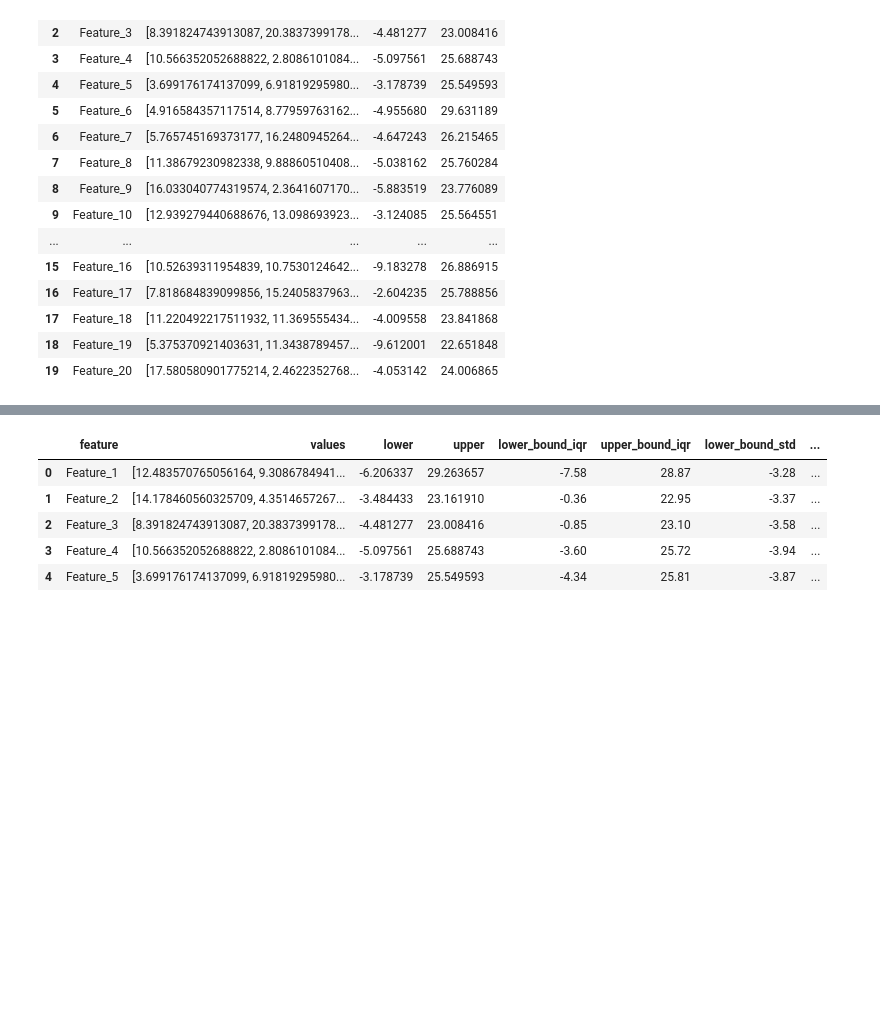
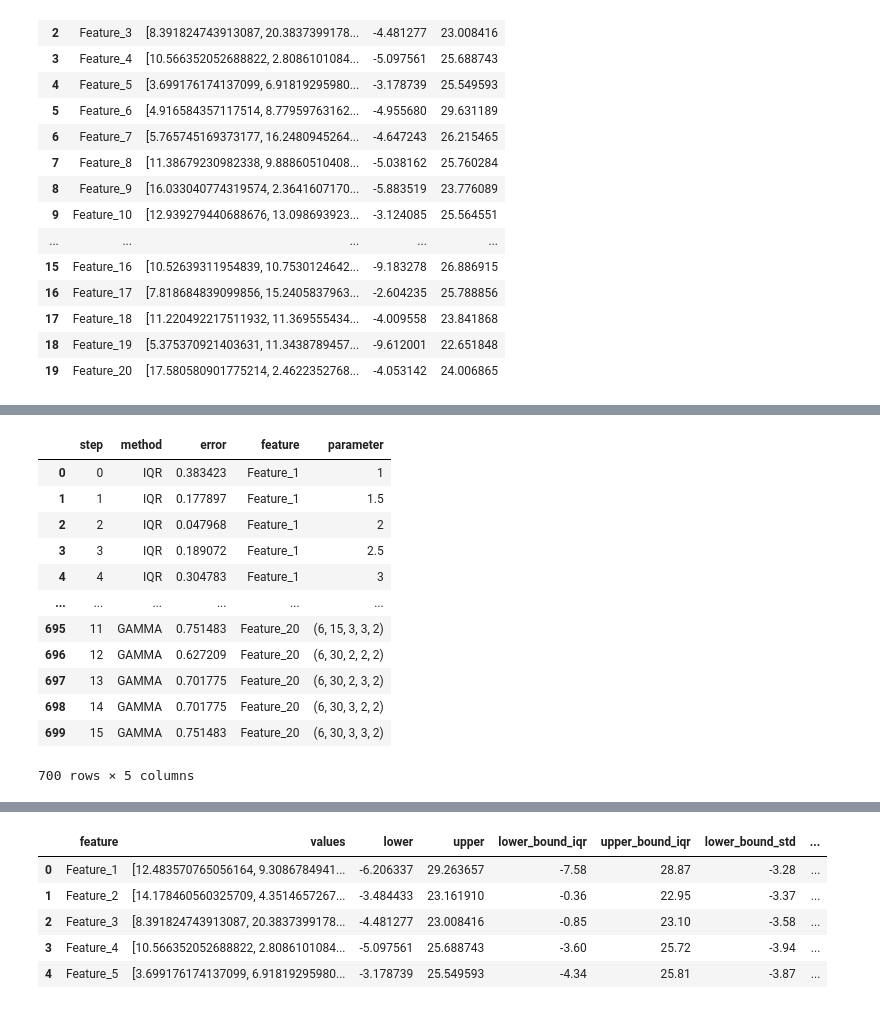
Before and after one commit to KevinGarrison/PythonDataValidationTool, a Jupyter notebook: src/test.ipynb, the cells around one changed output, grey strips where cells are left out. Drawn from its saved outputs; the diff is of its cells as text; code cells hidden in the pictures; blank space fills up the shorter version.

```diff
--- a/src/test.ipynb
+++ b/src/test.ipynb
@@ -119,17 +119,18 @@ final_df
 | 18 | Feature_19 | [5.375370921403631, 11.3438789457... | -9.612001 | 22.651848 |
 | 19 | Feature_20 | [17.580580901775214, 2.4622352768... | -4.053142 | 24.006865 |
 # %%
-iqr_params = {'k': [1, 1.5, 2, 2.5, 3]}
+error_tracking = []
+
+iqr_params = {'k': [1, 1.5, 2, 2.5, 3, 3.5]}
 std_params = {'alpha': [1, 1.5, 2, 2.5, 3, 3.5]}
 modified_z_params = {'alpha': [1, 1.5, 2, 2.5, 3, 3.5, 4]}
 gamma_params = {
-    'alpha_s': [2, 4, 6, 8],
-    'alpha_k': [20, 25, 30, 35],
-    'beta_1': [2, 3, 4],
-    'beta_2': [2, 3, 4],
-    'gamma': [1.5, 2, 2.5]
+    'alpha_s': [3,6],
+    'alpha_k': [15, 30],
+    'beta_1': [2, 3],
+    'beta_2': [2, 3],
+    'gamma': [2]
 }
-
 
 final_results = []
 
@@ -149,36 +150,40 @@ for index, row in final_df.iterrows():
     best_iqr_score, best_std_score, best_mod_z_score, best_gamma_score = -float('inf'), -float('inf'), -float('inf'), -float('inf')
 
     # Grid search for IQR
-    for k in iqr_params['k']:
+    for step, k in enumerate(iqr_params['k']):
         filter_row_iqr = iqr_approach(values_series, feature, k)
         lower, upper = filter_row_iqr['lower_bound_iqr'].iloc[0], filter_row_iqr['upper_bound_iqr'].iloc[0]
         score = jaccard_index(lower, upper, baseline_bounds[0], baseline_bounds[1])
+        error_tracking.append({'step': step, 'method': 'IQR', 'error': 1 - score, 'feature': feature, 'parameter': k})
         if score > best_iqr_score:
             best_iqr_score = score
             best_iqr = filter_row_iqr
             best_iqr_params = {'k': k}
 
     # Grid search for Standard Deviation
-    for alpha in std_params['alpha']:
+    for step, alpha in enumerate(std_params['alpha']):
         filter_row_std = std_approach(values_series, feature, alpha)
         lower, upper = filter_row_std['lower_bound_std'].iloc[0], filter_row_std['upper_bound_std'].iloc[0]
         score = jaccard_index(lower, upper, baseline_bounds[0], baseline_bounds[1])
+        error_tracking.append({'step': step, 'method': 'STD', 'error': 1 - score, 'feature': feature, 'parameter': alpha})
         if score > best_std_score:
             best_std_score = score
             best_std = filter_row_std
             best_std_params = {'alpha': alpha}
 
     # Grid search for Modified Z-Score
-    for alpha in modified_z_params['alpha']:
+    for step, alpha in enumerate(modified_z_params['alpha']):
         filter_row_mod_z = modified_z_score_approach(values_series, feature, alpha)
         lower, upper = filter_row_mod_z['lower_bound_mod_z_score'].iloc[0], filter_row_mod_z['upper_bound_mod_z_score'].iloc[0]
         score = jaccard_index(lower, upper, baseline_bounds[0], baseline_bounds[1])
+        error_tracking.append({'step': step, 'method': 'MOD_Z', 'error': 1 - score, 'feature': feature, 'parameter': alpha})
         if score > best_mod_z_score:
             best_mod_z_score = score
             best_mod_z = filter_row_mod_z
             best_mod_z_params = {'alpha': alpha}
 
     # Grid search for Gamma Approach
+    step = 0
     for alpha_s in gamma_params['alpha_s']:
         for alpha_k in gamma_params['alpha_k']:
             for beta_1 in gamma_params['beta_1']:
@@ -188,6 +193,7 @@ for index, row in final_df.iterrows():
                         if filter_row_gamma is not None:
                             lower, upper = filter_row_gamma['lower_bound_gamma'].iloc[0], filter_row_gamma['upper_bound_gamma'].iloc[0]
                             score = jaccard_index(lower, upper, baseline_bounds[0], baseline_bounds[1])
+                            error_tracking.append({'step': step, 'method': 'GAMMA', 'error': 1 - score, 'feature': feature, 'parameter': (alpha_s, alpha_k, beta_1, beta_2, gamma)})
                             if score > best_gamma_score:
                                 best_gamma_score = score
                                 best_gamma = filter_row_gamma
@@ -198,6 +204,7 @@ for index, row in final_df.iterrows():
                                     'beta_2': beta_2,
                                     'gamma': gamma
                                 }
+                            step += 1
 
     result = {
         'feature': feature,
@@ -226,6 +233,8 @@ for index, row in final_df.iterrows():
 final_df_result = pd.DataFrame(final_results)
 
 end_time = time.time()
+
+error_df = pd.DataFrame(error_tracking)
 # %%
 elapsed_time = (end_time - start_time)/60
 
@@ -234,0 +244,16 @@ Elapsed time: 0.16 minutes
+# %%
+error_df
+# %% [output]
+|  | step | method | error | feature | parameter |
+| 0 | 0 | IQR | 0.383423 | Feature_1 | 1 |
+| 1 | 1 | IQR | 0.177897 | Feature_1 | 1.5 |
+| 2 | 2 | IQR | 0.047968 | Feature_1 | 2 |
+| 3 | 3 | IQR | 0.189072 | Feature_1 | 2.5 |
+| 4 | 4 | IQR | 0.304783 | Feature_1 | 3 |
+| ... | ... | ... | ... | ... | ... |
+| 695 | 11 | GAMMA | 0.751483 | Feature_20 | (6, 15, 3, 3, 2) |
+| 696 | 12 | GAMMA | 0.627209 | Feature_20 | (6, 30, 2, 2, 2) |
+| 697 | 13 | GAMMA | 0.701775 | Feature_20 | (6, 30, 2, 3, 2) |
+| 698 | 14 | GAMMA | 0.701775 | Feature_20 | (6, 30, 3, 2, 2) |
+| 699 | 15 | GAMMA | 0.751483 | Feature_20 | (6, 30, 3, 3, 2) |
+700 rows × 5 columns
```
Also changed, not shown: parts of 2 cells of this notebook.
